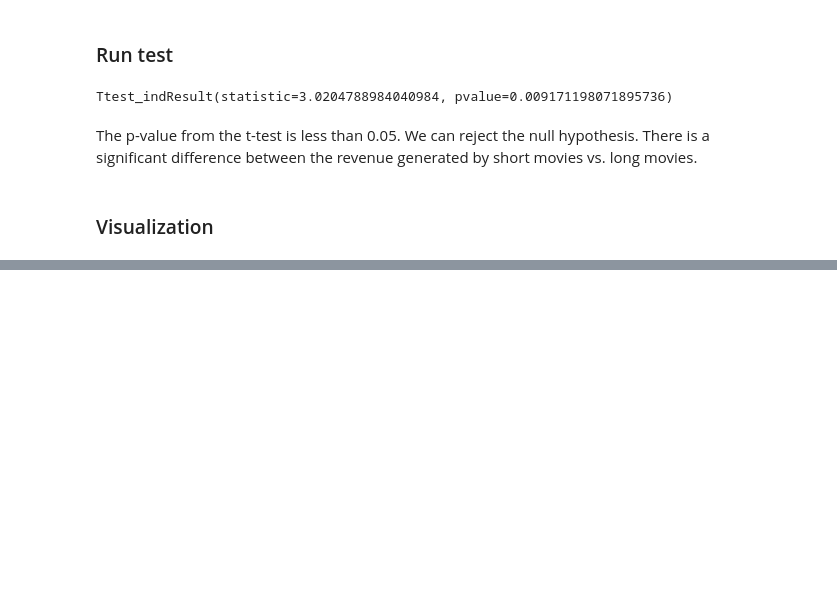
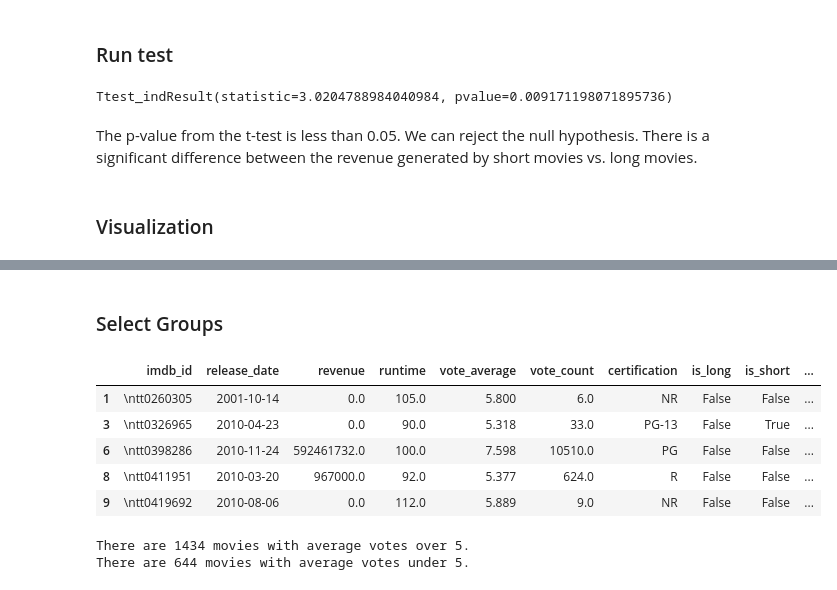
Before and after one commit to paulf35/Project-3---Movies, a Jupyter notebook: Project 3 - Part 4-Hypothesis Testing.ipynb, the cells around one changed output, grey strips where cells are left out. Cells and saved outputs as stored; diff of their text form; code cells hidden in the pictures; blank space fills up the shorter version.

```diff
--- a/Project 3 - Part 4-Hypothesis Testing.ipynb
+++ b/Project 3 - Part 4-Hypothesis Testing.ipynb
@@ -382,0 +404,22 @@ ax.set_title('Average Revenue per Rating');
+# %% [markdown]
+### Select Groups
+# %%
+#Add columns for high and low ratings
+df['high_ratings'] = df['vote_average'] > 5
+df.head()
+# %% [output]
+|  | imdb_id | release_date | revenue | runtime | vote_average | vote_count | certification | is_long | is_short | ... |
+| 1 | \ntt0260305 | 2001-10-14 | 0.0 | 105.0 | 5.800 | 6.0 | NR | False | False | ... |
+| 3 | \ntt0326965 | 2010-04-23 | 0.0 | 90.0 | 5.318 | 33.0 | PG-13 | False | True | ... |
+| 6 | \ntt0398286 | 2010-11-24 | 592461732.0 | 100.0 | 7.598 | 10510.0 | PG | False | False | ... |
+| 8 | \ntt0411951 | 2010-03-20 | 967000.0 | 92.0 | 5.377 | 624.0 | R | False | False | ... |
+| 9 | \ntt0419692 | 2010-08-06 | 0.0 | 112.0 | 5.889 | 9.0 | NR | False | False | ... |
+# %%
+#Separate into two groups
+high = df.loc[df['high_ratings'] == True, ['revenue', 'high_ratings']]
+low = df.loc[df['high_ratings'] == False, ['revenue', 'high_ratings']]
+print(f'There are {len(high)} movies with average votes over 5.')
+print(f'There are {len(low)} movies with average votes under 5.')
+# %% [output]
+There are 1434 movies with average votes over 5.
+There are 644 movies with average votes under 5.
```
Also changed, not shown: parts of 23 cells of this notebook, 1 other file.
